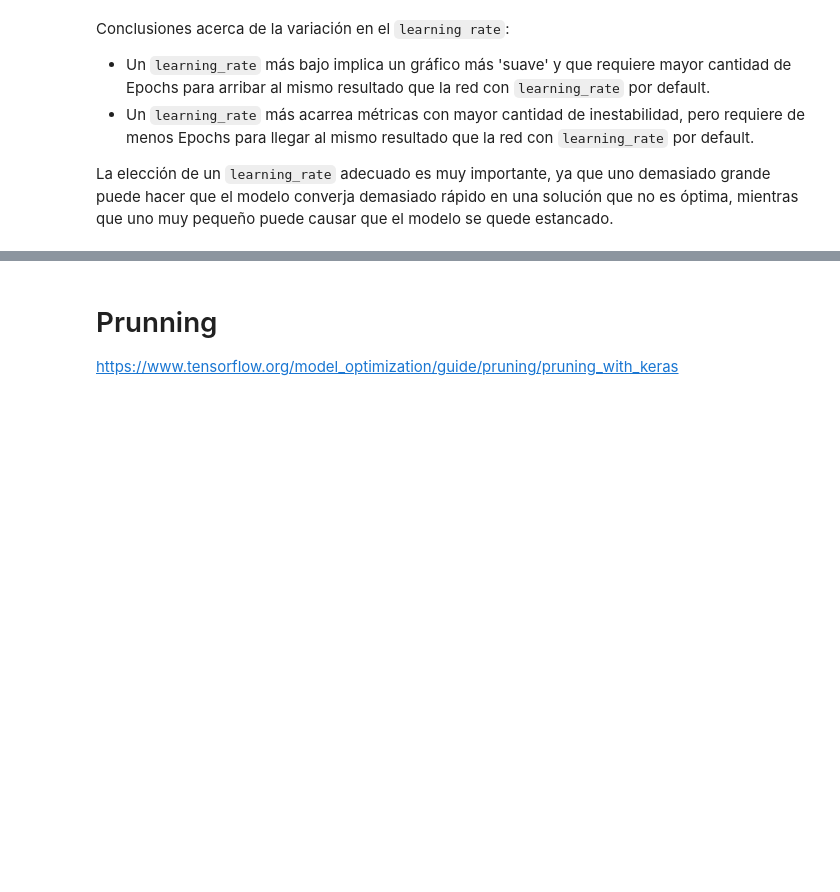
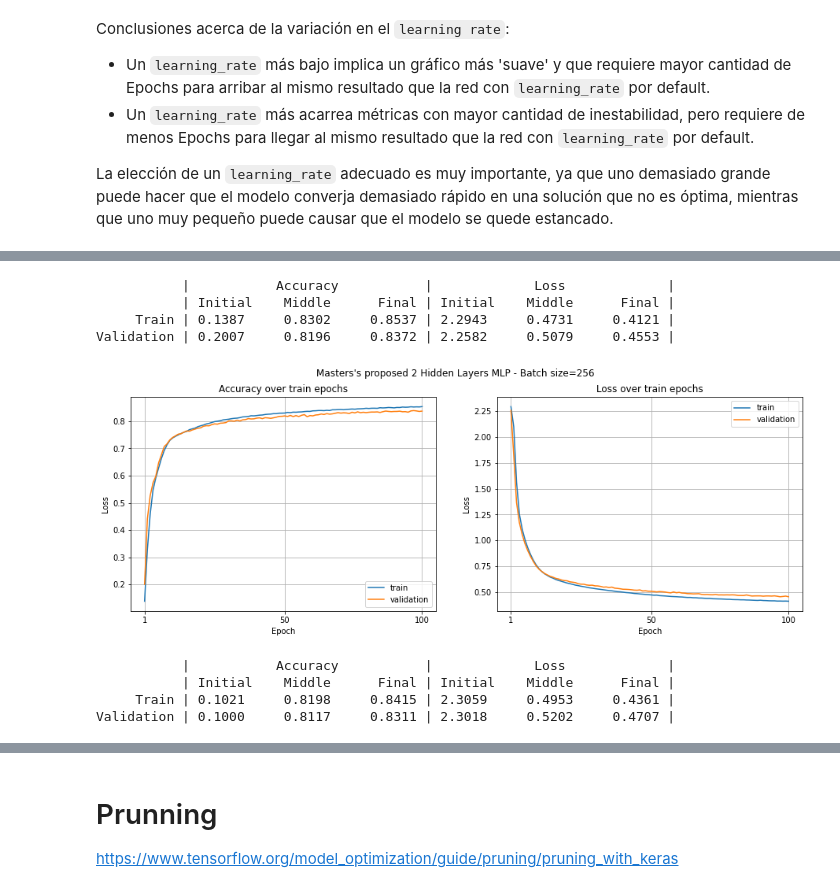
Before and after one commit to Ganymede23/UCSE-TP-ML-2022, a Jupyter notebook: tp3_fashion_mnist.ipynb, the cells around one changed output, grey strips where cells are left out. Saved outputs shown, nothing was run; the diff lists cells and outputs as text; code cells hidden in the pictures; blank space fills up the shorter version.

```diff
--- a/tp3_fashion_mnist.ipynb
+++ b/tp3_fashion_mnist.ipynb
@@ -1582,2 +1902,19 @@ mlp_masters_3l.summary()
+# %%
+mlp_masters_2l_fit = fit_model(mlp_masters_2l, batch_size=256, epochs=100, compare=True)
+# %% [output]
+           |           Accuracy           |             Loss             |
+           | Initial    Middle      Final | Initial    Middle      Final |
+     Train | 0.1387     0.8302     0.8537 | 2.2943     0.4731     0.4121 |
+Validation | 0.2007     0.8196     0.8372 | 2.2582     0.5079     0.4553 |
+# %%
+plot_model(mlp_masters_2l_fit, epochs=100, loss=True,
+    title="Masters's proposed 2 Hidden Layers MLP - Batch size=256", subtitle_1='Accuracy over train epochs', subtitle_2='Loss over train epochs')
+# %% [output]
+[figure, added]
 # %%
-mlp_masters_3l_fit = fit_model(mlp_masters_3l)
+mlp_masters_3l_fit = fit_model(mlp_masters_3l, batch_size=256, epochs=100, compare=True)
+# %% [output]
+           |           Accuracy           |             Loss             |
+           | Initial    Middle      Final | Initial    Middle      Final |
+     Train | 0.1021     0.8198     0.8415 | 2.3059     0.4953     0.4361 |
+Validation | 0.1000     0.8117     0.8311 | 2.3018     0.5202     0.4707 |
```
Also changed, not shown: parts of 134 cells of this notebook.
